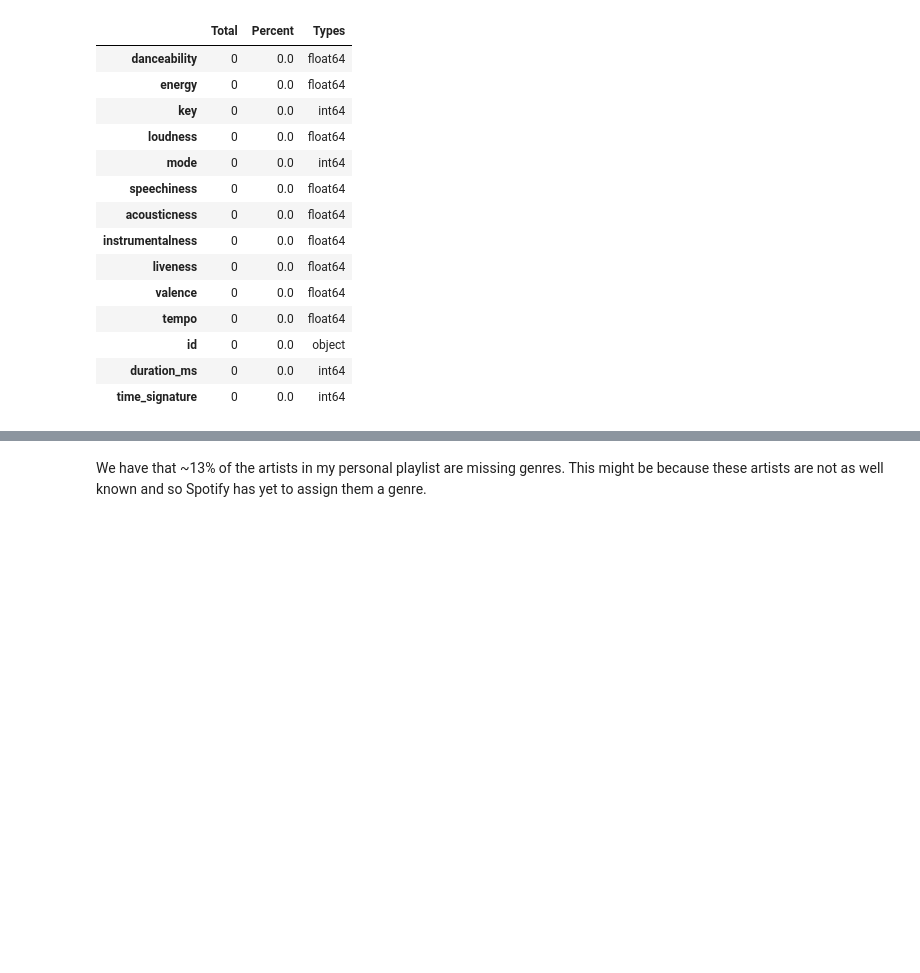
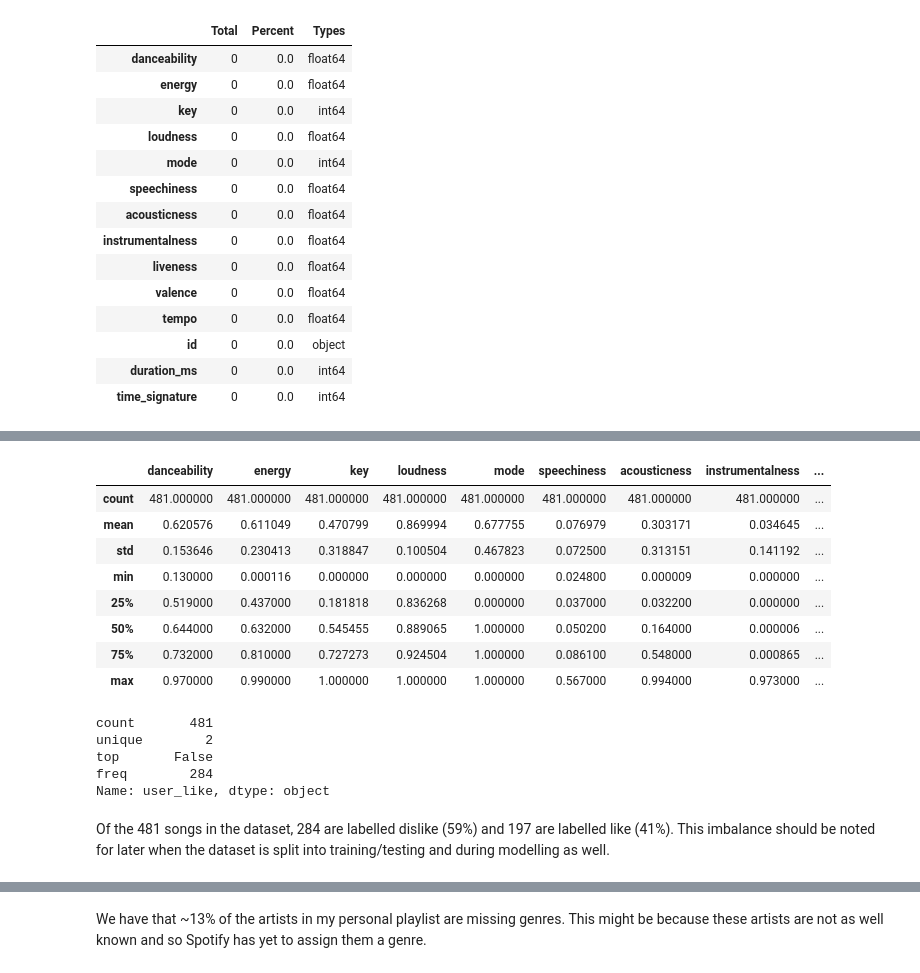
Before and after one commit to andychannery/Spotify, a Jupyter notebook: ml_models/exploratory_analysis.ipynb, the cells around one changed output, grey strips where cells are left out. Cells and saved outputs as stored; diff of their text form; code cells hidden in the pictures; blank space fills up the shorter version.

Commit message:
Relabelled data and retrained models

```diff
--- a/ml_models/exploratory_analysis.ipynb
+++ b/ml_models/exploratory_analysis.ipynb
@@ -97,3 +118,25 @@ We note that:
+# %%
+track_features.describe()
+# %% [output]
+|  | danceability | energy | key | loudness | mode | speechiness | acousticness | instrumentalness | ... |
+| count | 481.000000 | 481.000000 | 481.000000 | 481.000000 | 481.000000 | 481.000000 | 481.000000 | 481.000000 | ... |
+| mean | 0.620576 | 0.611049 | 0.470799 | 0.869994 | 0.677755 | 0.076979 | 0.303171 | 0.034645 | ... |
+| std | 0.153646 | 0.230413 | 0.318847 | 0.100504 | 0.467823 | 0.072500 | 0.313151 | 0.141192 | ... |
+| min | 0.130000 | 0.000116 | 0.000000 | 0.000000 | 0.000000 | 0.024800 | 0.000009 | 0.000000 | ... |
+| 25% | 0.519000 | 0.437000 | 0.181818 | 0.836268 | 0.000000 | 0.037000 | 0.032200 | 0.000000 | ... |
+| 50% | 0.644000 | 0.632000 | 0.545455 | 0.889065 | 1.000000 | 0.050200 | 0.164000 | 0.000006 | ... |
+| 75% | 0.732000 | 0.810000 | 0.727273 | 0.924504 | 1.000000 | 0.086100 | 0.548000 | 0.000865 | ... |
+| max | 0.970000 | 0.990000 | 1.000000 | 1.000000 | 1.000000 | 0.567000 | 0.994000 | 0.973000 | ... |
+# %%
+songs.user_like.describe()
+# %% [output]
+count       481
+unique        2
+top       False
+freq        284
+Name: user_like, dtype: object
+# %% [markdown]
+Of the 481 songs in the dataset, 284 are labelled dislike (59%) and 197 are labelled like (41%). This imbalance should be noted for later when the dataset is split into training/testing and during modelling as well.
 # %%
 def missing_genres_check(dataframe):
     data = dataframe.copy(deep=True)
```
Also changed, not shown: parts of 13 cells of this notebook, 5 other files.
